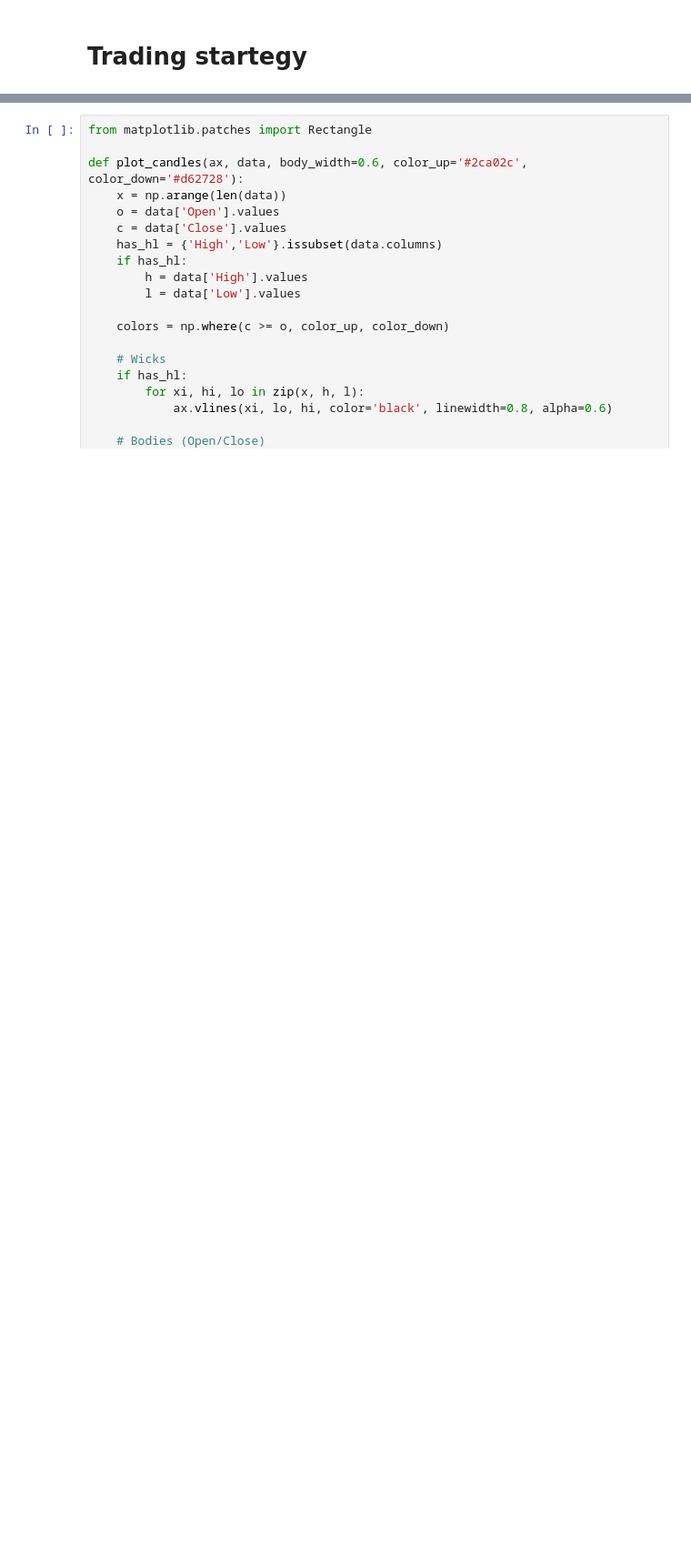
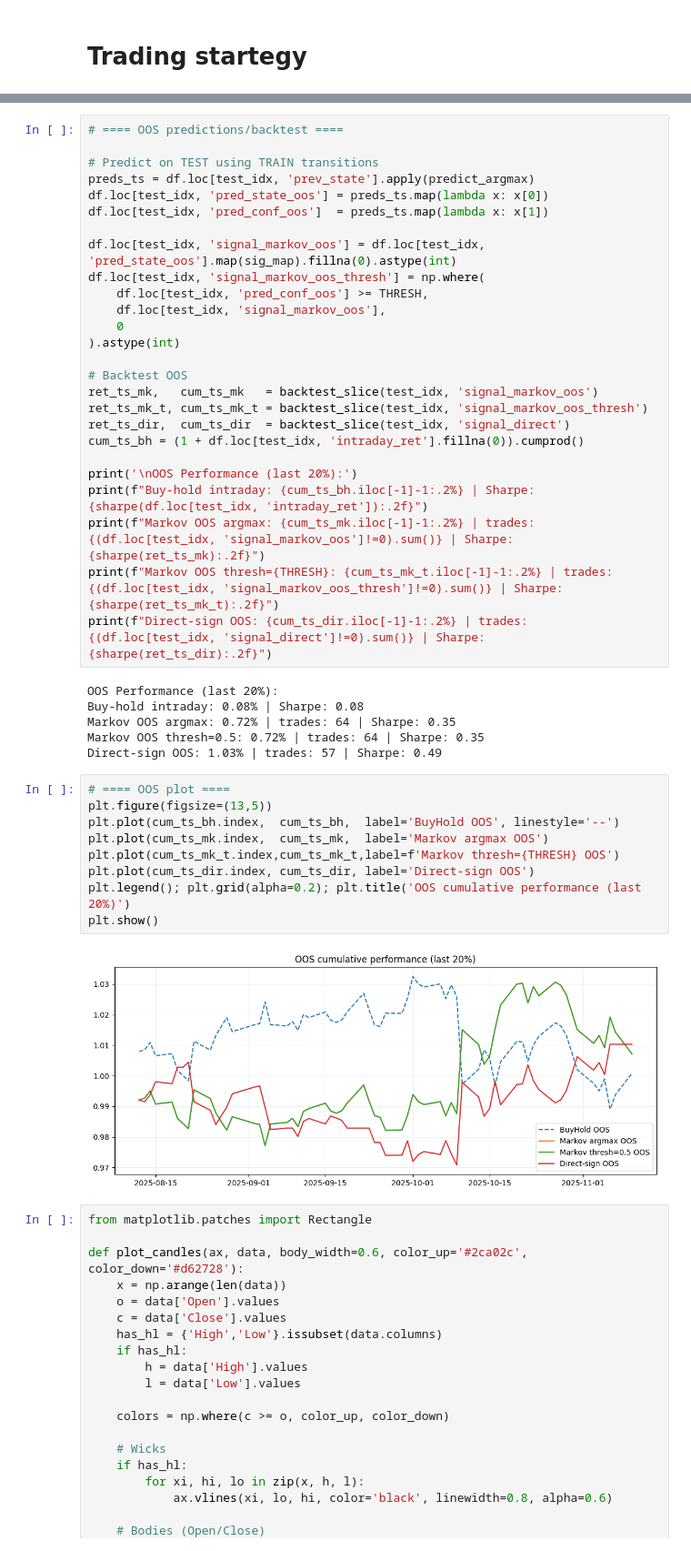
Before and after one commit to MichaelCarloH/ML-PortfolioManagement, a Jupyter notebook: submission_code/ml_project.ipynb, the cells around one changed output, grey strips where cells are left out. Shown at 91% size. Cells and saved outputs as stored; diff of their text form; blank space fills up the shorter version.

```diff
--- a/submission_code/ml_project.ipynb
+++ b/submission_code/ml_project.ipynb
@@ -1207,3 +1001,46 @@ Saved OOS trades CSV: outputs\trades_oos.csv | rows: 185
+# %%
+# ==== OOS predictions/backtest ====
+
+# Predict on TEST using TRAIN transitions
+preds_ts = df.loc[test_idx, 'prev_state'].apply(predict_argmax)
+df.loc[test_idx, 'pred_state_oos'] = preds_ts.map(lambda x: x[0])
+df.loc[test_idx, 'pred_conf_oos']  = preds_ts.map(lambda x: x[1])
+
+df.loc[test_idx, 'signal_markov_oos'] = df.loc[test_idx, 'pred_state_oos'].map(sig_map).fillna(0).astype(int)
+df.loc[test_idx, 'signal_markov_oos_thresh'] = np.where(
+    df.loc[test_idx, 'pred_conf_oos'] >= THRESH,
+    df.loc[test_idx, 'signal_markov_oos'],
+    0
+).astype(int)
+
+# Backtest OOS
+ret_ts_mk,   cum_ts_mk   = backtest_slice(test_idx, 'signal_markov_oos')
+ret_ts_mk_t, cum_ts_mk_t = backtest_slice(test_idx, 'signal_markov_oos_thresh')
+ret_ts_dir,  cum_ts_dir  = backtest_slice(test_idx, 'signal_direct')
+cum_ts_bh = (1 + df.loc[test_idx, 'intraday_ret'].fillna(0)).cumprod()
+
+print('\nOOS Performance (last 20%):')
+print(f"Buy-hold intraday: {cum_ts_bh.iloc[-1]-1:.2%} | Sharpe: {sharpe(df.loc[test_idx, 'intraday_ret']):.2f}")
+print(f"Markov OOS argmax: {cum_ts_mk.iloc[-1]-1:.2%} | trades: {(df.loc[test_idx, 'signal_markov_oos']!=0).sum()} | Sharpe: {sharpe(ret_ts_mk):.2f}")
+print(f"Markov OOS thresh={THRESH}: {cum_ts_mk_t.iloc[-1]-1:.2%} | trades: {(df.loc[test_idx, 'signal_markov_oos_thresh']!=0).sum()} | Sharpe: {sharpe(ret_ts_mk_t):.2f}")
+print(f"Direct-sign OOS: {cum_ts_dir.iloc[-1]-1:.2%} | trades: {(df.loc[test_idx, 'signal_direct']!=0).sum()} | Sharpe: {sharpe(ret_ts_dir):.2f}")
+# %% [output]
+OOS Performance (last 20%):
+Buy-hold intraday: 0.08% | Sharpe: 0.08
+Markov OOS argmax: 0.72% | trades: 64 | Sharpe: 0.35
+Markov OOS thresh=0.5: 0.72% | trades: 64 | Sharpe: 0.35
+Direct-sign OOS: 1.03% | trades: 57 | Sharpe: 0.49
+# %%
+# ==== OOS plot ====
+plt.figure(figsize=(13,5))
+plt.plot(cum_ts_bh.index,  cum_ts_bh,  label='BuyHold OOS', linestyle='--')
+plt.plot(cum_ts_mk.index,  cum_ts_mk,  label='Markov argmax OOS')
+plt.plot(cum_ts_mk_t.index,cum_ts_mk_t,label=f'Markov thresh={THRESH} OOS')
+plt.plot(cum_ts_dir.index, cum_ts_dir, label='Direct-sign OOS')
+plt.legend(); plt.grid(alpha=0.2); plt.title('OOS cumulative performance (last 20%)')
+plt.show()
+# %% [output]
+[figure, added]
 # %%
 from matplotlib.patches import Rectangle
 
```
Also changed, not shown: parts of 9 cells of this notebook, 8 other files.
